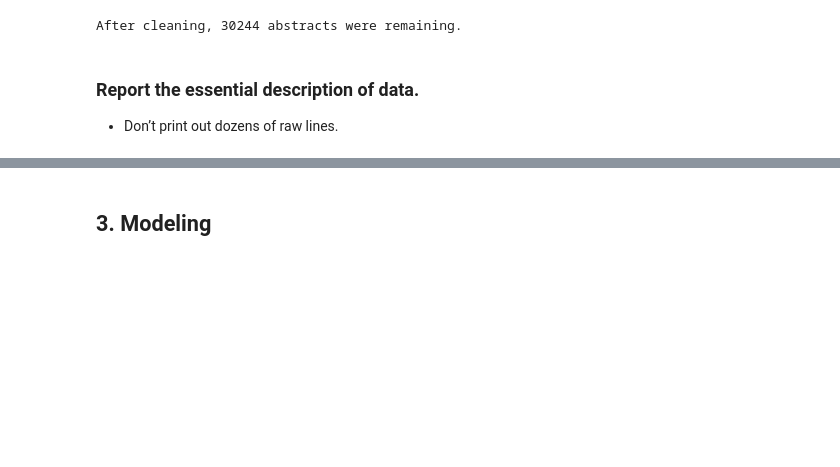
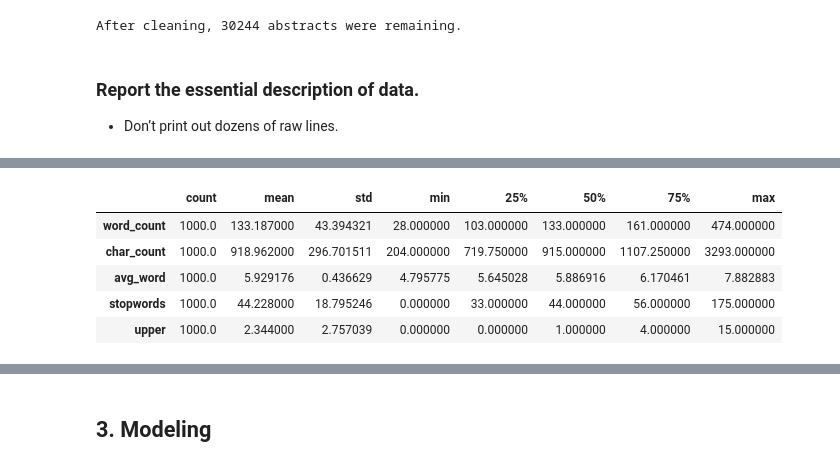
Before and after one commit to AlexTouvras/FindingSimilarItems, a Jupyter notebook: Project 1.ipynb, the cells around one changed output, grey strips where cells are left out. Cells and saved outputs as stored; diff of their text form; code cells hidden in the pictures; blank space fills up the shorter version.

```diff
--- a/Project 1.ipynb
+++ b/Project 1.ipynb
@@ -75,0 +91,33 @@ After cleaning, 30244 abstracts were remaining.
+# %%
+data = pd.DataFrame(abstracts_1000, columns=['abstracts'])
+# Number of words
+data['word_count'] = data['abstracts'].apply(lambda x: len(str(x).split(" ")))
+data[['abstracts','word_count']]
+
+#Number of characters
+data['char_count'] = data['abstracts'].str.len() ## this also includes spaces
+data[['abstracts','char_count']]
+
+# Average word length
+def avg_word(sentence):
+    words = sentence.split()
+    return (sum(len(word) for word in words)/len(words))
+
+data['avg_word'] = data['abstracts'].apply(lambda x: avg_word(x))
+
+# Number of stop words
+stop = stopwords.words('english')
+data['stopwords'] = data['abstracts'].apply(lambda x: len([x for x in x.split() if x in stop]))
+
+# Number of Uppercase words
+data['upper'] = data['abstracts'].apply(lambda x: len([x for x in x.split() if x.isupper()]))
+
+# Descriptive statistics of the DataFrame
+data.describe().transpose()
+# %% [output]
+|  | count | mean | std | min | 25% | 50% | 75% | max |
+| word_count | 1000.0 | 133.187000 | 43.394321 | 28.000000 | 103.000000 | 133.000000 | 161.000000 | 474.000000 |
+| char_count | 1000.0 | 918.962000 | 296.701511 | 204.000000 | 719.750000 | 915.000000 | 1107.250000 | 3293.000000 |
+| avg_word | 1000.0 | 5.929176 | 0.436629 | 4.795775 | 5.645028 | 5.886916 | 6.170461 | 7.882883 |
+| stopwords | 1000.0 | 44.228000 | 18.795246 | 0.000000 | 33.000000 | 44.000000 | 56.000000 | 175.000000 |
+| upper | 1000.0 | 2.344000 | 2.757039 | 0.000000 | 0.000000 | 1.000000 | 4.000000 | 15.000000 |
```
Also changed, not shown: parts of 5 cells of this notebook, 1 other file.
